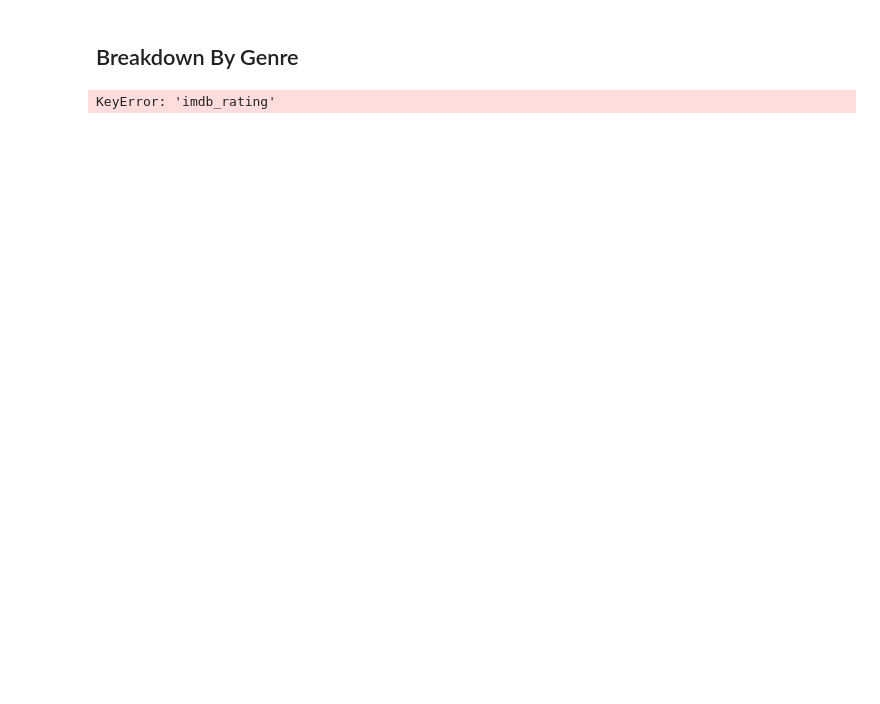
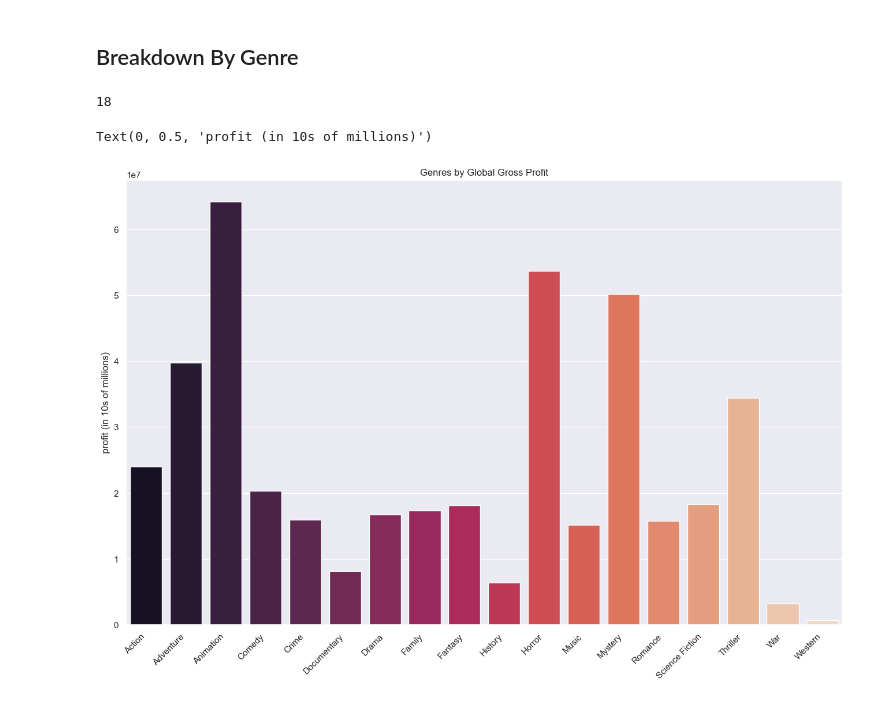
Before and after one commit to gjimmyq/C-H-Film-Productions, a Jupyter notebook: film_EDA.ipynb, the cells around one changed output. Drawn from its saved outputs; the diff is of its cells as text; code cells hidden in the pictures; blank space fills up the shorter version.

```diff
--- a/film_EDA.ipynb
+++ b/film_EDA.ipynb
@@ -568,26 +639,28 @@ sns.barplot(x='Total_Wins', y='worldwide_gross', data=movies_budget, alpha=0.5,
 # %% [markdown]
 ## Breakdown By Genre
 # %%
-movie_genres = movies_db.explode('genres')
-movie_genres['avg_rating'] = movie_genres.apply(calculate_avg_rating, axis=1)
+movie_genres = movies_budget.explode('genres')
 movie_genres = movie_genres.drop(columns={"release_date", "title", "year", "studio", "category", "name", "original_language", "original_title"})
 movie_genres = movie_genres.groupby(movie_genres['genres'])
-movie_genres.head()
+len(movie_genres)
 # %% [output]
-KeyError: 'imdb_rating'
+18
 # %%
 sns.set_theme()
 
 #accidents per year
 fig, ax = plt.subplots(figsize=(16, 10))
 
 genres = [genre for genre, df in movie_genres]
 x = genres
 
 worldwide_gross = movie_genres['worldwide_gross']
 y = list(worldwide_gross.mean().values)
 
 genre_plot = sns.barplot(x=x, y=y, palette="rocket")
 genre_plot.set_xticklabels(genre_plot.get_xticklabels(), rotation=45, ha="right")
 ax.set_title('Genres by Global Gross Profit')
-ax.set_ylabel("profit (in billions)")
+ax.set_ylabel("profit (in 10s of millions)")
+# %% [output]
+Text(0, 0.5, 'profit (in 10s of millions)')
+[figure, added]
```
Also changed, not shown: parts of 14 cells of this notebook, 3 other files.
